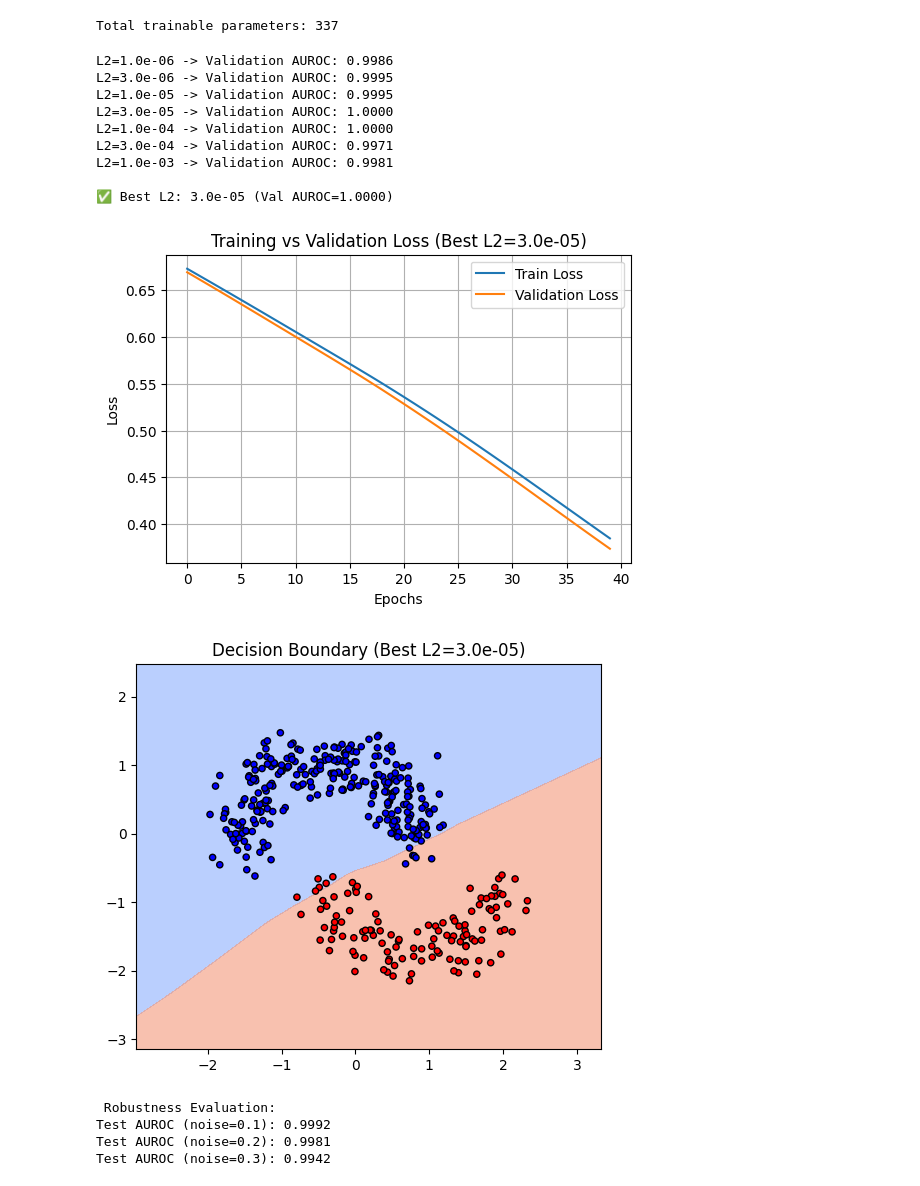
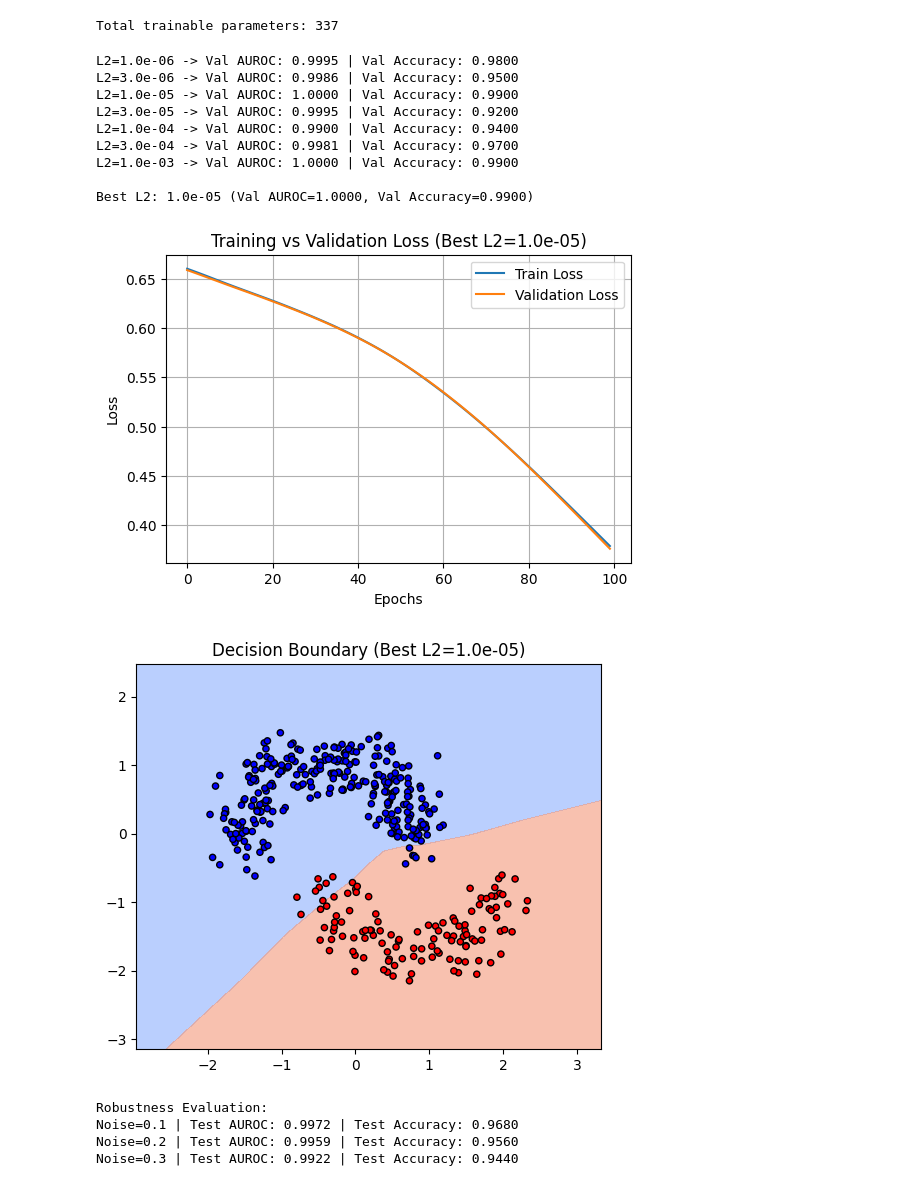
Before and after one commit to tirthshah2504/ES335-Assignment-3, a Jupyter notebook: Task2(IB).ipynb, the cells around one changed output. Drawn from its saved outputs; the diff is of its cells as text; code cells hidden in the pictures.

```diff
--- a/Task2(IB).ipynb
+++ b/Task2(IB).ipynb
@@ -424,12 +441,13 @@ Total trainable parameters: 337
 import torch
 import torch.nn as nn
 import torch.optim as optim
-from sklearn.metrics import roc_auc_score
+from sklearn.metrics import roc_auc_score, accuracy_score
 import matplotlib.pyplot as plt
 import numpy as np
 
+
 class MLP_L2(nn.Module):
-    def __init__(self, input_dim=2, hidden_dim=32):
+    def __init__(self, input_dim=2, hidden_dim=16):
         super().__init__()
         self.model = nn.Sequential(
             nn.Linear(input_dim, hidden_dim),
@@ -443,9 +461,8 @@ class MLP_L2(nn.Module):
     def forward(self, x):
         return self.model(x)
 
-
 def train_mlp_l2(model, X_train, y_train, X_val, y_val,
-                 lr=1e-3, weight_decay=0.0, epochs=40, patience=50):
+                 lr=1e-3, weight_decay=0.0, epochs=100, patience=50):
     device = torch.device("cuda" if torch.cuda.is_available() else "cpu")
     model.to(device)
 
@@ -492,11 +509,18 @@ def train_mlp_l2(model, X_train, y_train, X_val, y_val,
     model.load_state_dict(best_model_state)
     return model, train_losses, val_losses
 
-
+def evaluate_metrics(model, X, y, threshold=0.5):
+    device = torch.device("cuda" if torch.cuda.is_available() else "cpu")
+    model.eval()
+    with torch.no_grad():
+        preds = model(torch.tensor(X, dtype=torch.float32).to(device)).cpu().numpy().flatten()
+    preds_binary = (preds >= threshold).astype(int)
+    auc = roc_auc_score(y, preds)
+    acc = accuracy_score(y, preds_binary)
+    return auc, acc
 
 l2_grid = [1e-6, 3e-6, 1e-5, 3e-5, 1e-4, 3e-4, 1e-3]
-val_aurocs = []
-device = torch.device("cuda" if torch.cuda.is_available() else "cpu")
+val_aurocs, val_accs = [], []
 
 for l2_val in l2_grid:
     model = MLP_L2()
@@ -505,16 +529,14 @@ for l2_val in l2_grid:
         weight_decay=l2_val
     )
 
-    model.eval()
-    with torch.no_grad():
-        y_val_pred = model(torch.tensor(X_val, dtype=torch.float32).to(device)).cpu().numpy()
-    auc = roc_auc_score(y_val, y_val_pred)
+    auc, acc = evaluate_metrics(model, X_val, y_val)
     val_aurocs.append(auc)
-    print(f"L2={l2_val:.1e} -> Validation AUROC: {auc:.4f}")
+    val_accs.append(acc)
+    print(f"L2={l2_val:.1e} -> Val AUROC: {auc:.4f} | Val Accuracy: {acc:.4f}")
 
 best_idx = np.argmax(val_aurocs)
 best_l2 = l2_grid[best_idx]
-print(f"\n✅ Best L2: {best_l2:.1e} (Val AUROC={val_aurocs[best_idx]:.4f})")
+print(f"\nBest L2: {best_l2:.1e} (Val AUROC={val_aurocs[best_idx]:.4f}, Val Accuracy={val_accs[best_idx]:.4f})")
 
 
 best_model = MLP_L2()
@@ -523,7 +545,7 @@ best_model, train_losses, val_losses = train_mlp_l2(
     weight_decay=best_l2
 )
 
-# Plot training and validation loss
+
 plt.figure(figsize=(6,4))
 plt.plot(train_losses, label="Train Loss")
 plt.plot(val_losses, label="Validation Loss")
@@ -533,60 +555,53 @@ plt.ylabel("Loss")
 plt.legend()
 plt.grid(True)
 plt.show()
-
-
 
 def plot_decision_boundary(model, X, y, title="Decision Boundary"):
     model.eval()
     device = torch.device("cuda" if torch.cuda.is_available() else "cpu")
     x_min, x_max = X[:, 0].min() - 1, X[:, 0].max() + 1
     y_min, y_max = X[:, 1].min() - 1, X[:, 1].max() + 1
     xx, yy = np.meshgrid(np.linspace(x_min, x_max, 200),
                          np.linspace(y_min, y_max, 200))
     grid = np.c_[xx.ravel(), yy.ravel()]
     with torch.no_grad():
         preds = model(torch.tensor(grid, dtype=torch.float32).to(device)).cpu().numpy().reshape(xx.shape)
     plt.figure(figsize=(6,5))
     plt.contourf(xx, yy, preds, levels=[0, 0.5, 1], alpha=0.6, cmap='coolwarm')
     plt.scatter(X[:, 0], X[:, 1], c=y, cmap='bwr', s=20, edgecolor='k')
     plt.title(title)
     plt.show()
 
-
-# Visualize boundary on training set (noise=0.2)
 plot_decision_boundary(best_model, X_train_main, y_train_main,
                        title=f"Decision Boundary (Best L2={best_l2:.1e})")
 
 
 test_sets = [
     ("0.1", X_test01, y_test01),
     ("0.2", X_test, y_test),
     ("0.3", X_test03, y_test03)
 ]
 
-print("\n Robustness Evaluation:")
+print("\nRobustness Evaluation:")
 for noise_label, X_noise, y_noise in test_sets:
-    best_model.eval()
-    with torch.no_grad():
-        y_pred = best_model(torch.tensor(X_noise, dtype=torch.float32).to(device)).cpu().numpy()
-    auc = roc_auc_score(y_noise, y_pred)
-    print(f"Test AUROC (noise={noise_label}): {auc:.4f}")
+    auc, acc = evaluate_metrics(best_model, X_noise, y_noise)
+    print(f"Noise={noise_label} | Test AUROC: {auc:.4f} | Test Accuracy: {acc:.4f}")
 # %% [output]
-L2=1.0e-06 -> Validation AUROC: 0.9986
-L2=3.0e-06 -> Validation AUROC: 0.9995
-L2=1.0e-05 -> Validation AUROC: 0.9995
-L2=3.0e-05 -> Validation AUROC: 1.0000
-L2=1.0e-04 -> Validation AUROC: 1.0000
-L2=3.0e-04 -> Validation AUROC: 0.9971
-L2=1.0e-03 -> Validation AUROC: 0.9981
+L2=1.0e-06 -> Val AUROC: 0.9995 | Val Accuracy: 0.9800
+L2=3.0e-06 -> Val AUROC: 0.9986 | Val Accuracy: 0.9500
+L2=1.0e-05 -> Val AUROC: 1.0000 | Val Accuracy: 0.9900
+L2=3.0e-05 -> Val AUROC: 0.9995 | Val Accuracy: 0.9200
+L2=1.0e-04 -> Val AUROC: 0.9900 | Val Accuracy: 0.9400
+L2=3.0e-04 -> Val AUROC: 0.9981 | Val Accuracy: 0.9700
+L2=1.0e-03 -> Val AUROC: 1.0000 | Val Accuracy: 0.9900
 
-✅ Best L2: 3.0e-05 (Val AUROC=1.0000)
+Best L2: 1.0e-05 (Val AUROC=1.0000, Val Accuracy=0.9900)
-[figure, old version]
+[figure, new version]
-[figure, old version]
+[figure, new version]
- Robustness Evaluation:
-Test AUROC (noise=0.1): 0.9992
-Test AUROC (noise=0.2): 0.9981
-Test AUROC (noise=0.3): 0.9942
+Robustness Evaluation:
+Noise=0.1 | Test AUROC: 0.9972 | Test Accuracy: 0.9680
+Noise=0.2 | Test AUROC: 0.9959 | Test Accuracy: 0.9560
+Noise=0.3 | Test AUROC: 0.9922 | Test Accuracy: 0.9440
 # %% [markdown]
 Effect of L2 Regularization on Smoothness and Margin
 
```
Also changed, not shown: parts of 9 cells of this notebook, 1 other file.
